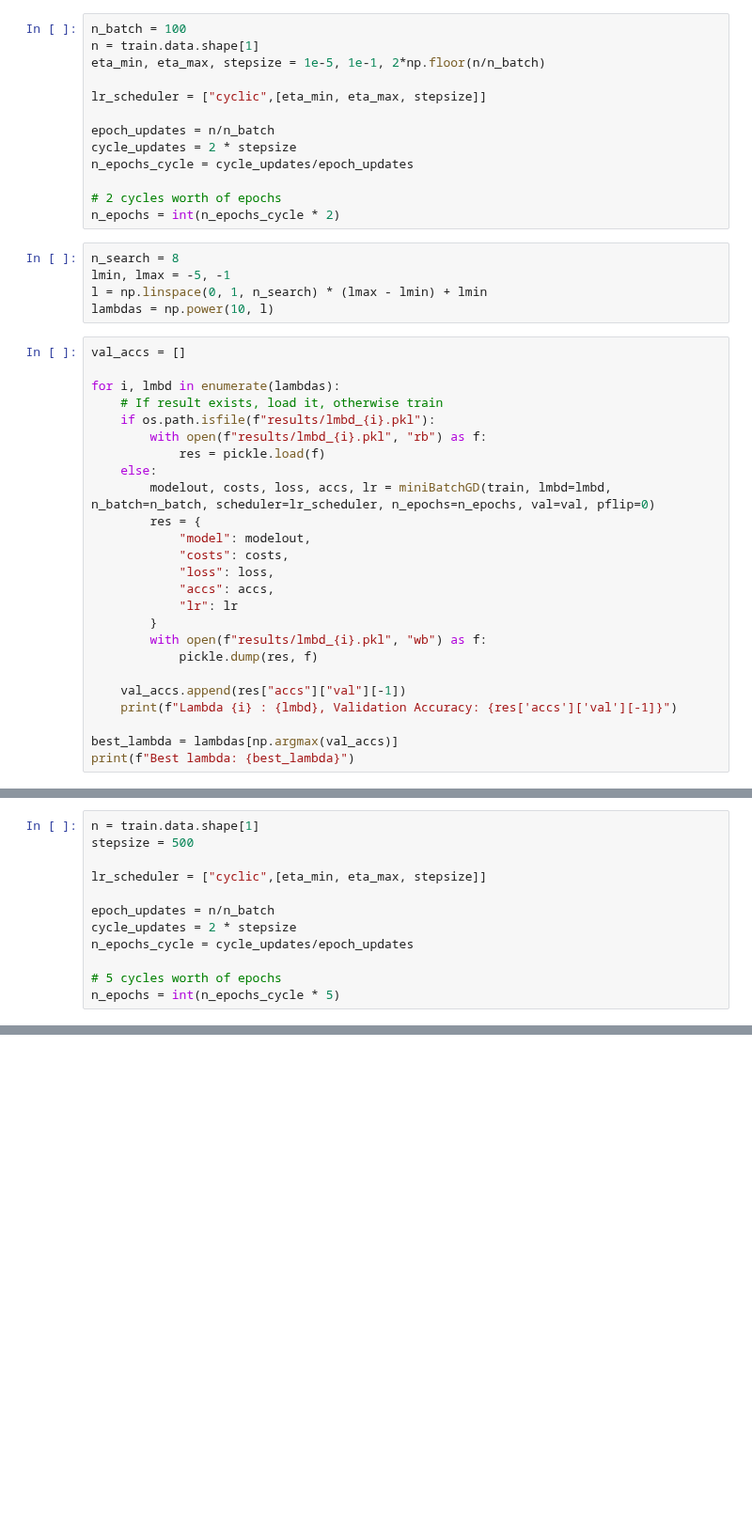
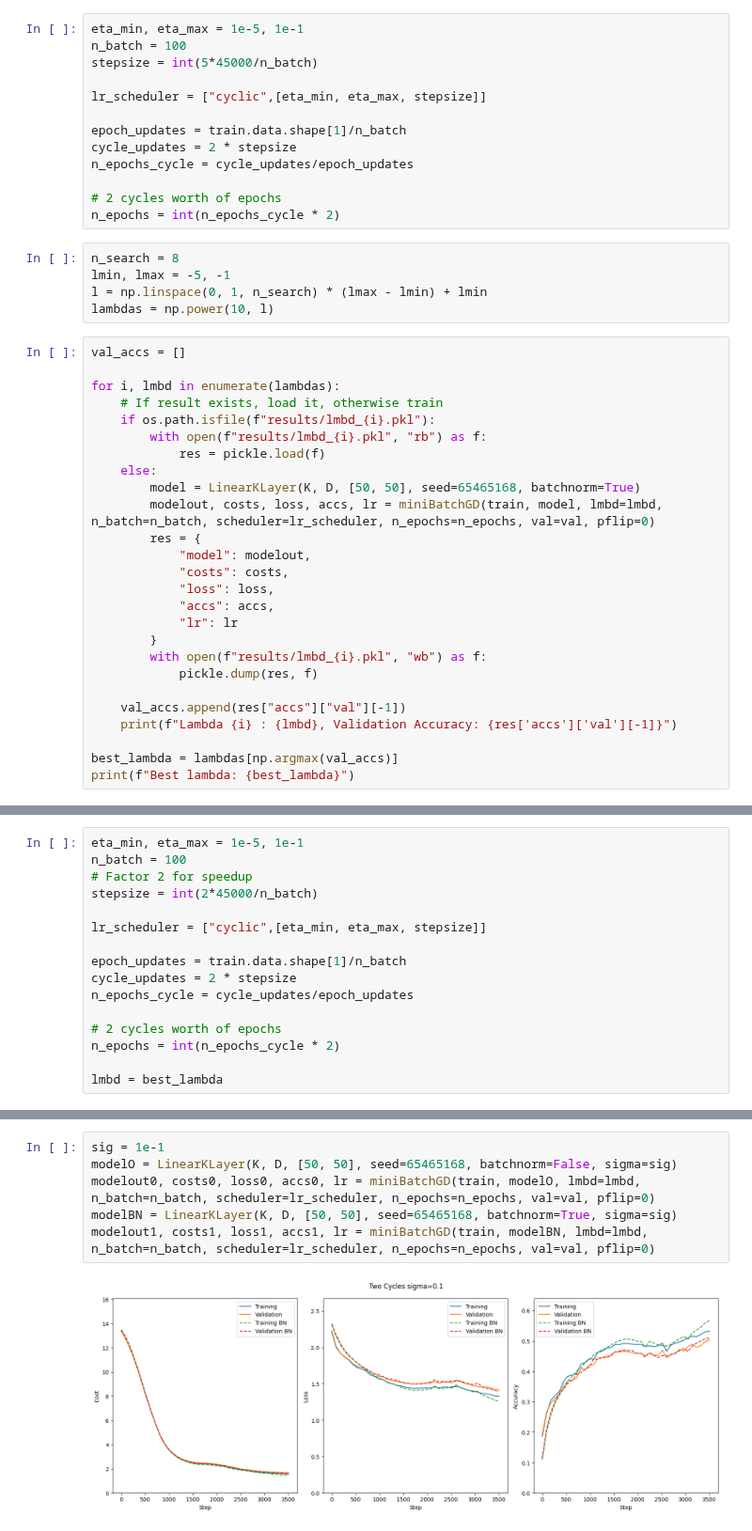
Before and after one commit to Lussebullen/dd2424, a Jupyter notebook: assignment3/notebook.ipynb, the cells around one changed output, grey strips where cells are left out. Shown at 94% size. Cells and saved outputs as stored; diff of their text form; blank space fills up the shorter version.

```diff
--- a/assignment3/notebook.ipynb
+++ b/assignment3/notebook.ipynb
@@ -921,13 +1001,13 @@ del alltrain
 # Partition test batch into validation and test sets
 test = Data("test_batch")
 # %%
+eta_min, eta_max = 1e-5, 1e-1
 n_batch = 100
-n = train.data.shape[1]
-eta_min, eta_max, stepsize = 1e-5, 1e-1, 2*np.floor(n/n_batch)
+stepsize = int(5*45000/n_batch)
 
 lr_scheduler = ["cyclic",[eta_min, eta_max, stepsize]]
 
-epoch_updates = n/n_batch
+epoch_updates = train.data.shape[1]/n_batch
 cycle_updates = 2 * stepsize
 n_epochs_cycle = cycle_updates/epoch_updates
 
@@ -947,7 +1027,8 @@ for i, lmbd in enumerate(lambdas):
         with open(f"results/lmbd_{i}.pkl", "rb") as f:
             res = pickle.load(f)
     else:
-        modelout, costs, loss, accs, lr = miniBatchGD(train, lmbd=lmbd, n_batch=n_batch, scheduler=lr_scheduler, n_epochs=n_epochs, val=val, pflip=0)
+        model = LinearKLayer(K, D, [50, 50], seed=65465168, batchnorm=True)
+        modelout, costs, loss, accs, lr = miniBatchGD(train, model, lmbd=lmbd, n_batch=n_batch, scheduler=lr_scheduler, n_epochs=n_epochs, val=val, pflip=0)
         res = {
             "model": modelout,
             "costs": costs,
@@ -1022,14 +1083,18 @@ del alltrain
 # Partition test batch into validation and test sets
 test = Data("test_batch")
 # %%
-n = train.data.shape[1]
-stepsize = 500
+eta_min, eta_max = 1e-5, 1e-1
+n_batch = 100
+# Factor 2 for speedup
+stepsize = int(2*45000/n_batch)
 
 lr_scheduler = ["cyclic",[eta_min, eta_max, stepsize]]
 
-epoch_updates = n/n_batch
+epoch_updates = train.data.shape[1]/n_batch
 cycle_updates = 2 * stepsize
 n_epochs_cycle = cycle_updates/epoch_updates
 
-# 5 cycles worth of epochs
-n_epochs = int(n_epochs_cycle * 5)
+# 2 cycles worth of epochs
+n_epochs = int(n_epochs_cycle * 2)
+
+lmbd = best_lambda
@@ -1051,0 +1103,8 @@ accs["val"][-1]
+# %%
+sig = 1e-1
+modelO = LinearKLayer(K, D, [50, 50], seed=65465168, batchnorm=False, sigma=sig)
+modelout0, costs0, loss0, accs0, lr = miniBatchGD(train, modelO, lmbd=lmbd, n_batch=n_batch, scheduler=lr_scheduler, n_epochs=n_epochs, val=val, pflip=0)
+modelBN = LinearKLayer(K, D, [50, 50], seed=65465168, batchnorm=True, sigma=sig)
+modelout1, costs1, loss1, accs1, lr = miniBatchGD(train, modelBN, lmbd=lmbd, n_batch=n_batch, scheduler=lr_scheduler, n_epochs=n_epochs, val=val, pflip=0)
+# %% [output]
+[figure, added]
```
Also changed, not shown: parts of 46 cells of this notebook, 1 other file.
